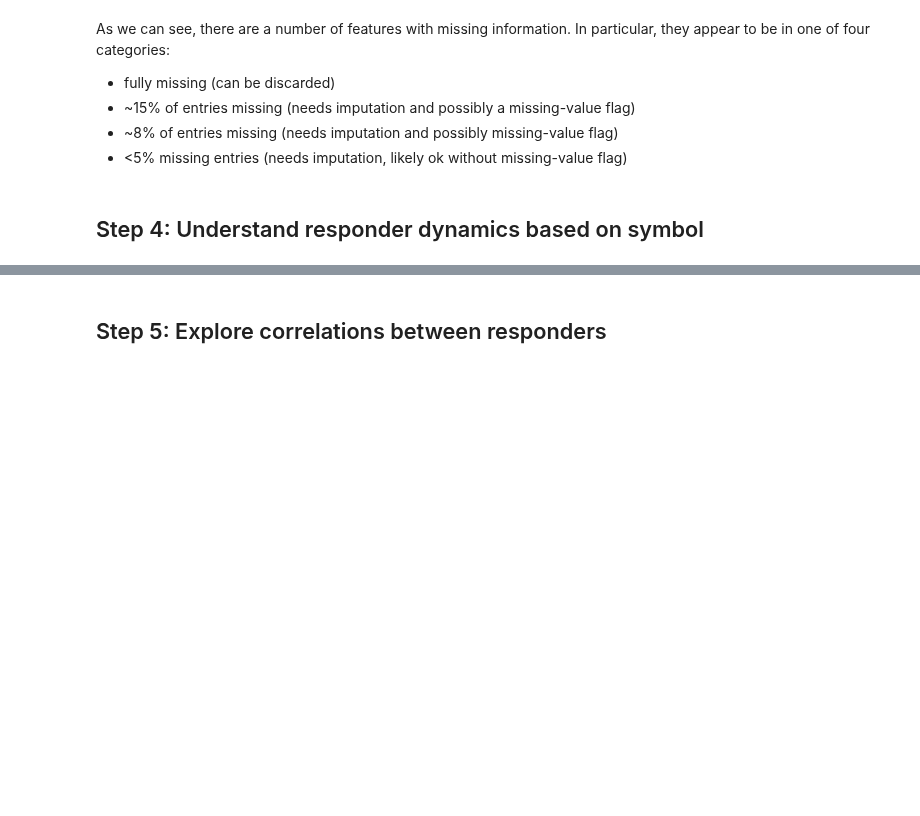
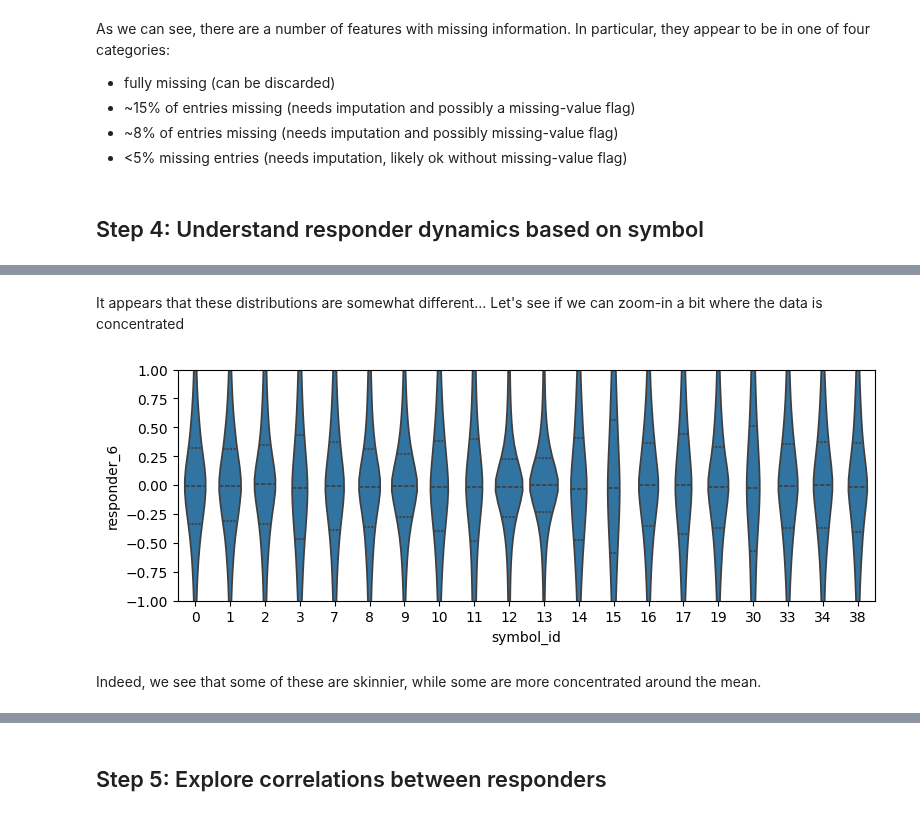
Before and after one commit to victorventuri/kaggle_play, a Jupyter notebook: jane_street_2025/understanding_data.ipynb, the cells around one changed output, grey strips where cells are left out. Drawn from its saved outputs; the diff is of its cells as text; code cells hidden in the pictures; blank space fills up the shorter version.

```diff
--- a/jane_street_2025/understanding_data.ipynb
+++ b/jane_street_2025/understanding_data.ipynb
@@ -163,0 +213,9 @@ As we can see, there are a number of features with missing information. In parti
+# %% [markdown]
+It appears that these distributions are somewhat different... Let's see if we can zoom-in a bit where the data is concentrated
+# %%
+axes.set_ylim([-1, 1])
+axes.get_figure()
+# %% [output]
+[figure, added]
+# %% [markdown]
+Indeed, we see that some of these are skinnier, while some are more concentrated around the mean.
```
Also changed, not shown: parts of 20 cells of this notebook.
